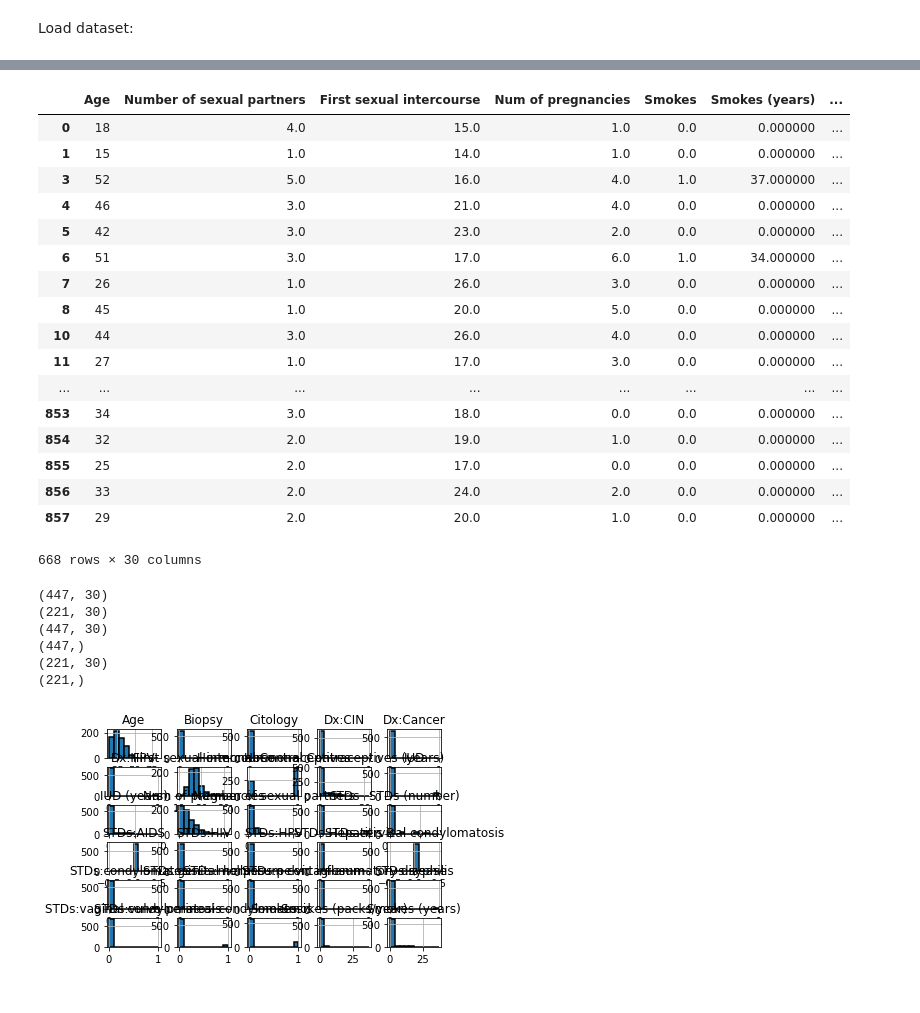
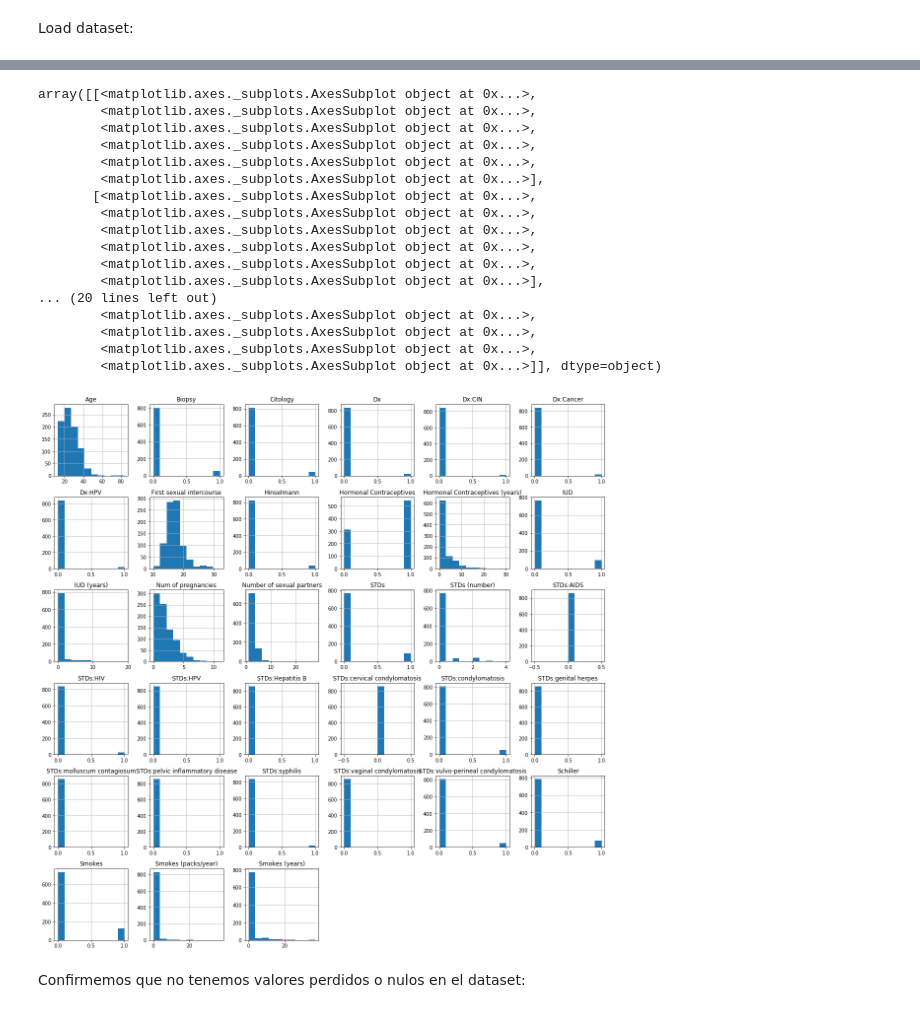
Before and after one commit to pcalderong/CervicalCancerNotebook, a Jupyter notebook: ProyectoDM.ipynb, the cells around one changed output, grey strips where cells are left out. Drawn from its saved outputs; the diff is of its cells as text; code cells hidden in the pictures.

Commit message:
Adding unsupervised learning implementation to dataset

```diff
--- a/ProyectoDM.ipynb
+++ b/ProyectoDM.ipynb
@@ -15,7 +13,8 @@ Load dataset:
 # %%
 cervicalCancer = pd.read_csv("kag_risk_factors_cervical_cancer.csv")
 # %%
-cervicalCancer.drop(['Schiller', 'Hinselmann', 'Dx', 'STDs: Number of diagnosis', 'STDs: Time since first diagnosis', 'STDs: Time since last diagnosis'], axis=1, inplace=True)
+cervicalCancer.drop(['STDs: Number of diagnosis', 'STDs: Time since first diagnosis', 'STDs: Time since last diagnosis'], axis=1, inplace=True)
+# 'Schiller', 'Hinselmann', 'Dx',
 # %%
 cervicalCancer
 # %% [output]
@@ -40,53 +39,32 @@ cervicalCancer
 # %%
 # cervicalCancer = cervicalCancer.fillna(cervicalCancer.mean())
-cervicalCancer.dropna(axis=0, how='any', inplace=True)
+# cervicalCancer.dropna(axis=0, how='any', inplace=True)
+
+cervicalCancer.fillna(method='pad',inplace=True)
+cervicalCancer.fillna(method='bfill',inplace=True)
 
 # AQUI TENEMOS 2 OPCIONES PARA MANEJAR LOS DATOS QUE NO ESTAN DISPONIBLES. TENEMOS QUE PROBAR
 # LOS 2, Y VER CUAL DA MEJORES RESULTADOS
-# %%
-cervicalCancer
-# %% [output]
-|  | Age | Number of sexual partners | First sexual intercourse | Num of pregnancies | Smokes | Smokes (years) | ... |
-| 0 | 18 | 4.0 | 15.0 | 1.0 | 0.0 | 0.000000 | ... |
-| 1 | 15 | 1.0 | 14.0 | 1.0 | 0.0 | 0.000000 | ... |
-| 3 | 52 | 5.0 | 16.0 | 4.0 | 1.0 | 37.000000 | ... |
-| 4 | 46 | 3.0 | 21.0 | 4.0 | 0.0 | 0.000000 | ... |
-| 5 | 42 | 3.0 | 23.0 | 2.0 | 0.0 | 0.000000 | ... |
-| 6 | 51 | 3.0 | 17.0 | 6.0 | 1.0 | 34.000000 | ... |
-| 7 | 26 | 1.0 | 26.0 | 3.0 | 0.0 | 0.000000 | ... |
-| 8 | 45 | 1.0 | 20.0 | 5.0 | 0.0 | 0.000000 | ... |
-| 10 | 44 | 3.0 | 26.0 | 4.0 | 0.0 | 0.000000 | ... |
-| 11 | 27 | 1.0 | 17.0 | 3.0 | 0.0 | 0.000000 | ... |
-| ... | ... | ... | ... | ... | ... | ... | ... |
-| 853 | 34 | 3.0 | 18.0 | 0.0 | 0.0 | 0.000000 | ... |
-| 854 | 32 | 2.0 | 19.0 | 1.0 | 0.0 | 0.000000 | ... |
-| 855 | 25 | 2.0 | 17.0 | 0.0 | 0.0 | 0.000000 | ... |
-| 856 | 33 | 2.0 | 24.0 | 2.0 | 0.0 | 0.000000 | ... |
-| 857 | 29 | 2.0 | 20.0 | 1.0 | 0.0 | 0.000000 | ... |
-668 rows × 30 columns
-# %%
-train, test = train_test_split(cervicalCancer, test_size = 0.33)
-print(train.shape)
-print(test.shape)
-
-train_X = train[['Age','Number of sexual partners','First sexual intercourse','Num of pregnancies','Smokes','Smokes (years)','Smokes (packs/year)','Hormonal Contraceptives','Hormonal Contraceptives (years)','IUD','IUD (years)','STDs','STDs (number)','STDs:condylomatosis','STDs:cervical condylomatosis','STDs:vaginal condylomatosis','STDs:vulvo-perineal condylomatosis','STDs:syphilis','STDs:pelvic inflammatory disease','STDs:genital herpes','STDs:molluscum contagiosum','STDs:AIDS','STDs:HIV','STDs:Hepatitis B','STDs:HPV','Dx:Cancer','Dx:CIN','Dx:HPV','Citology','Biopsy']]
-train_y = train.Biopsy  # output of our training data
-test_X = test[['Age','Number of sexual partners','First sexual intercourse','Num of pregnancies','Smokes','Smokes (years)','Smokes (packs/year)','Hormonal Contraceptives','Hormonal Contraceptives (years)','IUD','IUD (years)','STDs','STDs (number)','STDs:condylomatosis','STDs:cervical condylomatosis','STDs:vaginal condylomatosis','STDs:vulvo-perineal condylomatosis','STDs:syphilis','STDs:pelvic inflammatory disease','STDs:genital herpes','STDs:molluscum contagiosum','STDs:AIDS','STDs:HIV','STDs:Hepatitis B','STDs:HPV','Dx:Cancer','Dx:CIN','Dx:HPV','Citology','Biopsy']] # taking test data features
-test_y = test.Biopsy   #output value of test data
-print(train_X.shape)
-print(train_y.shape)
-print(test_X.shape)
-print(test_y.shape)
-# %% [output]
-(447, 30)
-(221, 30)
-(447, 30)
-(447,)
-(221, 30)
-(221,)
-# %%
-
-cervicalCancer.hist(edgecolor='black', linewidth=1.5)
-plt.show()
-# %% [output]
-[figure, removed]
+# %%
+cervicalCancer.hist(figsize=(20,20))
+# %% [output]
+array([[<matplotlib.axes._subplots.AxesSubplot object at 0x...>,
+        <matplotlib.axes._subplots.AxesSubplot object at 0x...>,
+        <matplotlib.axes._subplots.AxesSubplot object at 0x...>,
+        <matplotlib.axes._subplots.AxesSubplot object at 0x...>,
+        <matplotlib.axes._subplots.AxesSubplot object at 0x...>,
+        <matplotlib.axes._subplots.AxesSubplot object at 0x...>],
+       [<matplotlib.axes._subplots.AxesSubplot object at 0x...>,
+        <matplotlib.axes._subplots.AxesSubplot object at 0x...>,
+        <matplotlib.axes._subplots.AxesSubplot object at 0x...>,
+        <matplotlib.axes._subplots.AxesSubplot object at 0x...>,
+        <matplotlib.axes._subplots.AxesSubplot object at 0x...>,
+        <matplotlib.axes._subplots.AxesSubplot object at 0x...>],
+... (20 lines left out)
+        <matplotlib.axes._subplots.AxesSubplot object at 0x...>,
+        <matplotlib.axes._subplots.AxesSubplot object at 0x...>,
+        <matplotlib.axes._subplots.AxesSubplot object at 0x...>,
+        <matplotlib.axes._subplots.AxesSubplot object at 0x...>]], dtype=object)
+[figure, added]
+# %% [markdown]
+Confirmemos que no tenemos valores perdidos o nulos en el dataset:
```
Also changed, not shown: parts of 13 cells of this notebook.
